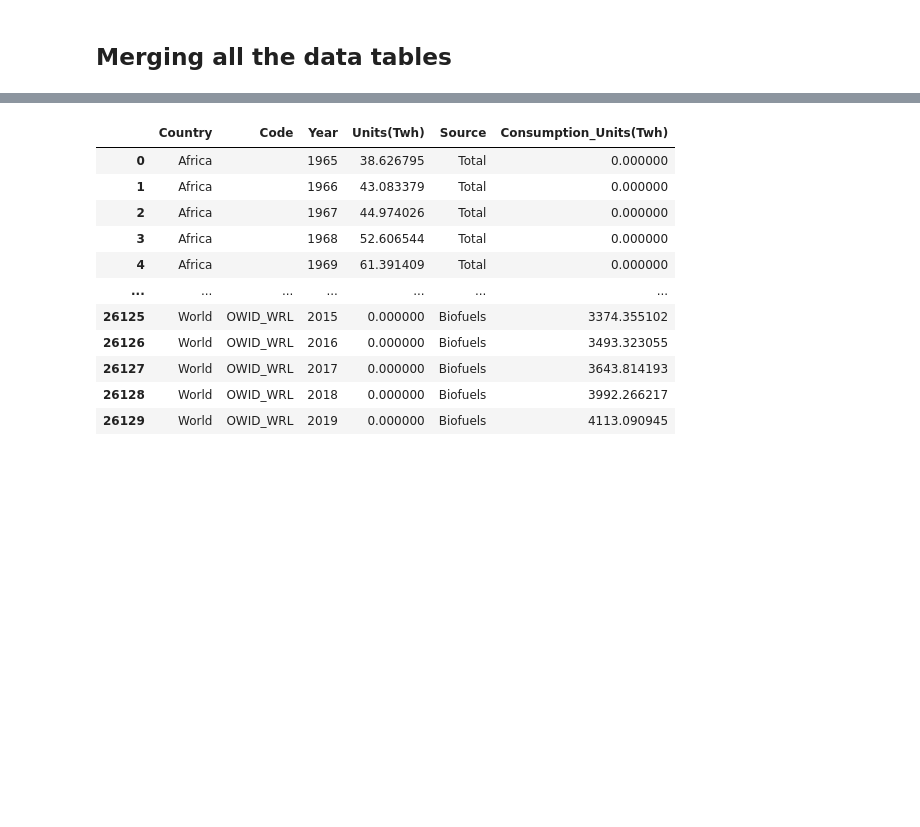
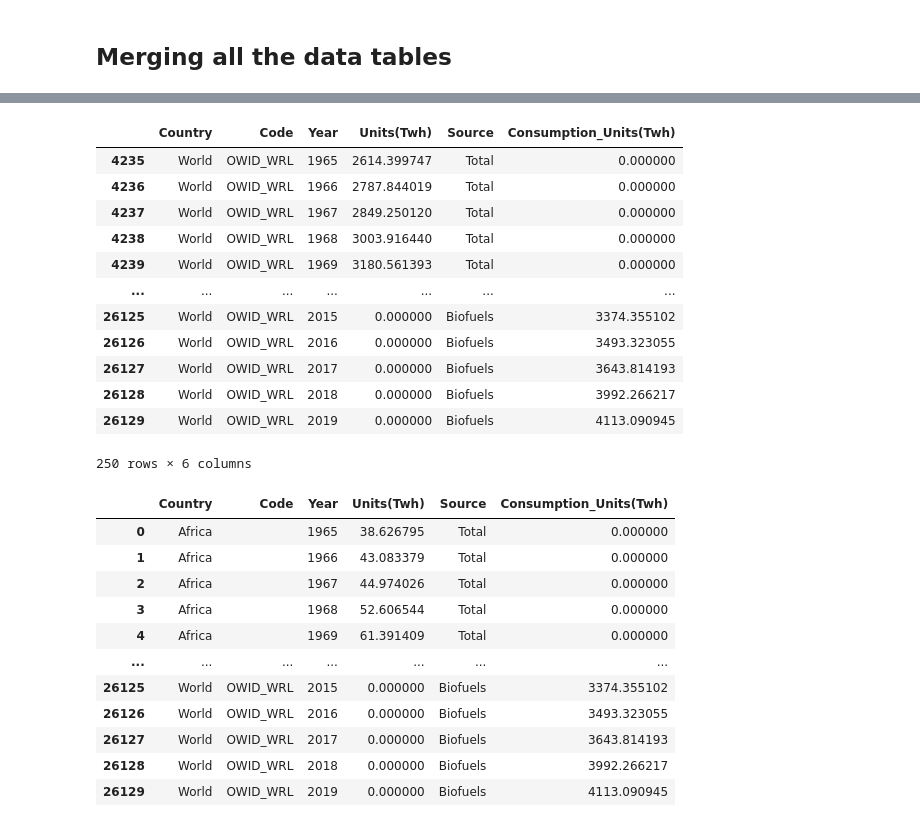
Before and after one commit to rshmnkgit/Energy-Phase-II, a Jupyter notebook: notebook/Energy_Cleanup_Functions.ipynb, the cells around one changed output, grey strips where cells are left out. Cells and saved outputs as stored; diff of their text form; code cells hidden in the pictures; blank space fills up the shorter version.

```diff
--- a/notebook/Energy_Cleanup_Functions.ipynb
+++ b/notebook/Energy_Cleanup_Functions.ipynb
@@ -256,3 +316,19 @@ srcshare_df = mergeEnergyData(data_path)
+# %%
+srcshare_df[srcshare_df['Country']=='World']
+# %% [output]
+|  | Country | Code | Year | Units(Twh) | Source | Consumption_Units(Twh) |
+| 4235 | World | OWID_WRL | 1965 | 2614.399747 | Total | 0.000000 |
+| 4236 | World | OWID_WRL | 1966 | 2787.844019 | Total | 0.000000 |
+| 4237 | World | OWID_WRL | 1967 | 2849.250120 | Total | 0.000000 |
+| 4238 | World | OWID_WRL | 1968 | 3003.916440 | Total | 0.000000 |
+| 4239 | World | OWID_WRL | 1969 | 3180.561393 | Total | 0.000000 |
+| ... | ... | ... | ... | ... | ... | ... |
+| 26125 | World | OWID_WRL | 2015 | 0.000000 | Biofuels | 3374.355102 |
+| 26126 | World | OWID_WRL | 2016 | 0.000000 | Biofuels | 3493.323055 |
+| 26127 | World | OWID_WRL | 2017 | 0.000000 | Biofuels | 3643.814193 |
+| 26128 | World | OWID_WRL | 2018 | 0.000000 | Biofuels | 3992.266217 |
+| 26129 | World | OWID_WRL | 2019 | 0.000000 | Biofuels | 4113.090945 |
+250 rows × 6 columns
 # %%
 srcshare_df
 # %% [output]
```
Also changed, not shown: parts of 5 cells of this notebook, 11 other files.
